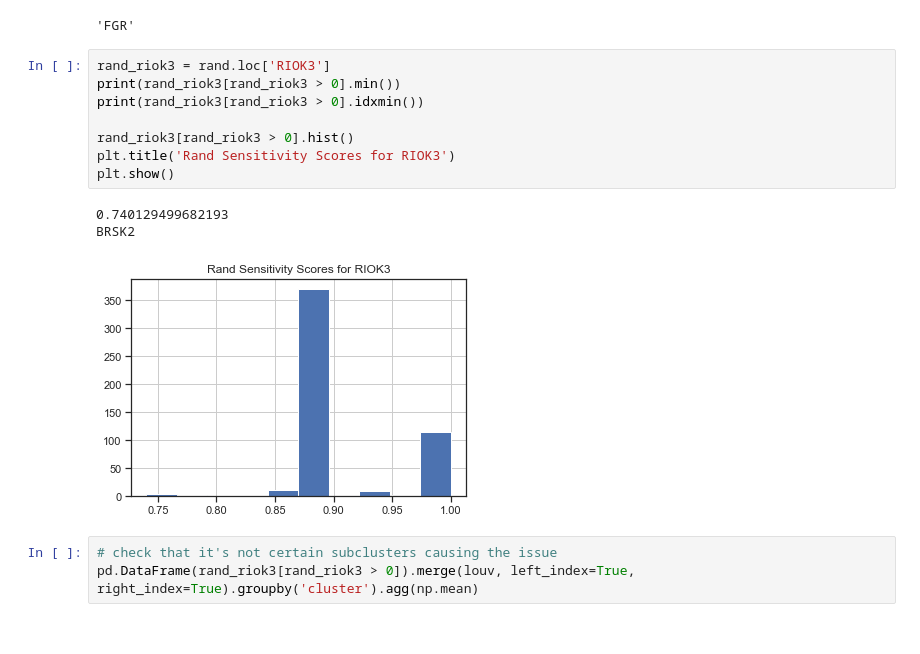
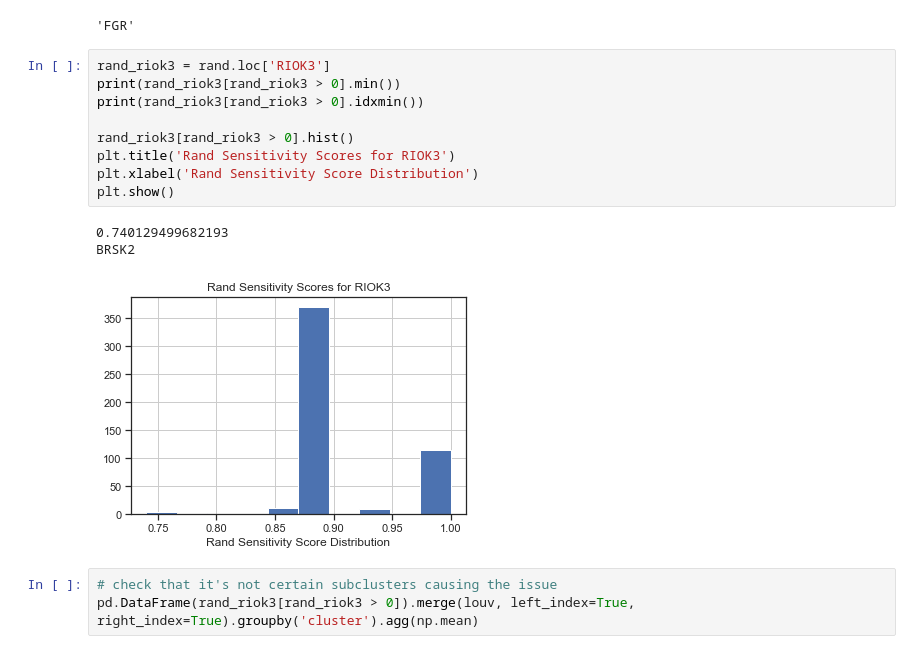
Before and after one commit to gomezlab/kinotypeClusteringAndRegression, a Jupyter notebook: src/network_11_analysisOfSensitivity.ipynb, the cells around one changed output. Saved outputs shown, nothing was run; the diff lists cells and outputs as text.

```diff
--- a/src/network_11_analysisOfSensitivity.ipynb
+++ b/src/network_11_analysisOfSensitivity.ipynb
@@ -243,15 +270,16 @@ rand[rand > 0].min(axis=0).idxmin(axis=0)
 # %%
 rand_riok3 = rand.loc['RIOK3']
 print(rand_riok3[rand_riok3 > 0].min())
 print(rand_riok3[rand_riok3 > 0].idxmin())
 
 rand_riok3[rand_riok3 > 0].hist()
 plt.title('Rand Sensitivity Scores for RIOK3')
+plt.xlabel('Rand Sensitivity Score Distribution')
 plt.show()
 # %% [output]
 0.740129499682193
 BRSK2
-[figure, old version]
+[figure, new version]
 # %%
 # check that it's not certain subclusters causing the issue
 pd.DataFrame(rand_riok3[rand_riok3 > 0]).merge(louv, left_index=True, right_index=True).groupby('cluster').agg(np.mean)
```
Also changed, not shown: parts of 6 cells of this notebook.
